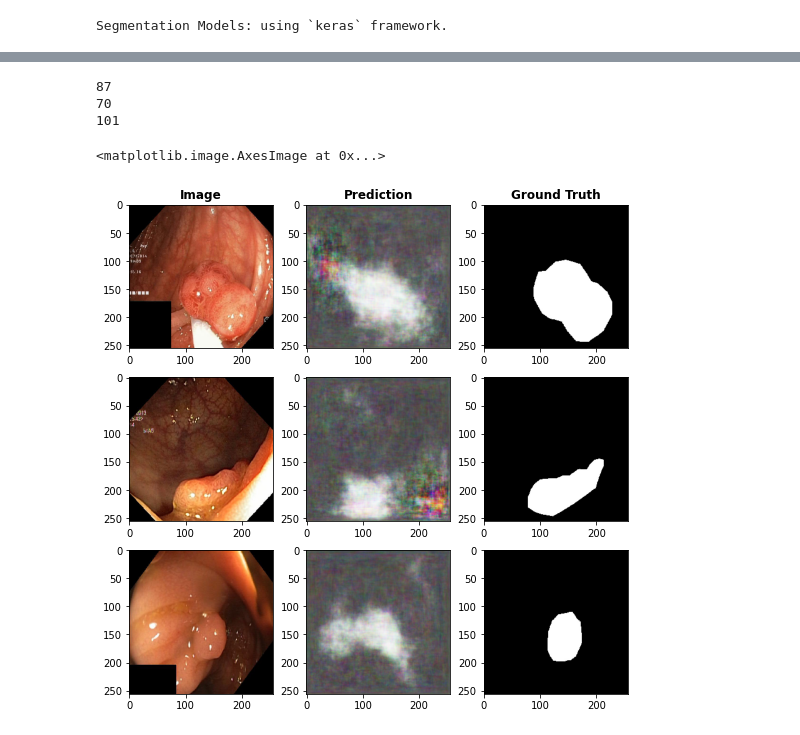
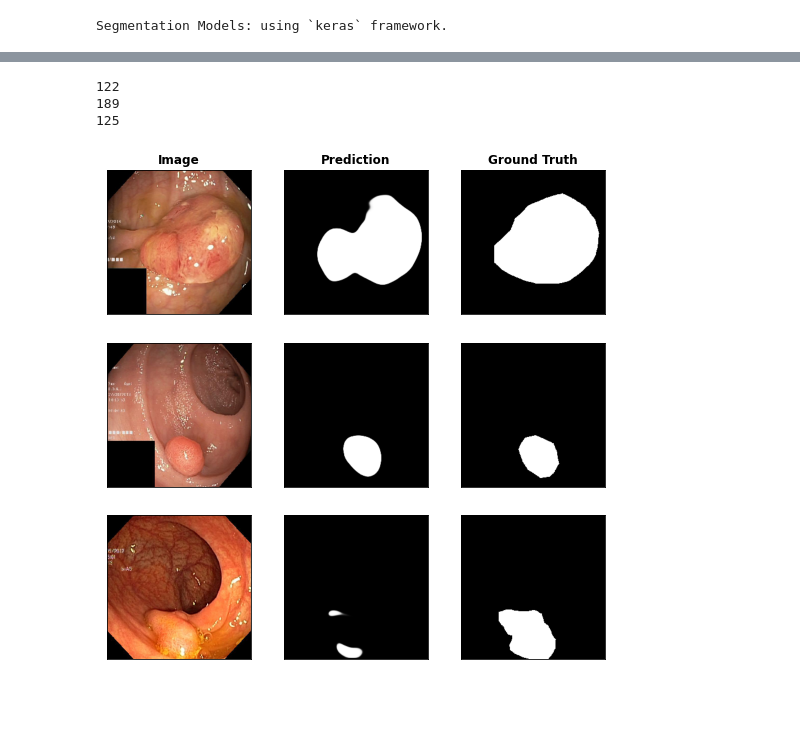
Before and after one commit to abdumhmd/kvasir-segmentation, a Jupyter notebook: Segnet.ipynb, the cells around one changed output, grey strips where cells are left out. Saved outputs shown, nothing was run; the diff lists cells and outputs as text; code cells hidden in the pictures; blank space fills up the shorter version.

Commit message:
Best attempt so far

```diff
--- a/Segnet.ipynb
+++ b/Segnet.ipynb
@@ -63,7 +59,7 @@ for i in tqdm(os.listdir('/content/Kvasir-SEG/images/img/')):
     img = load_img(img_name, target_size=size)
     img = img_to_array(img)/255.
 
-    mask = load_img(img_mask, target_size=size)
+    mask = load_img(img_mask, target_size=size,color_mode='grayscale')
     mask = img_to_array(mask)/255.
     images_.append(img)
     masks_.append(mask)
@@ -210,7 +205,7 @@ def segnet(epochs_num,savename):
     x = Conv2DTranspose(64, (3, 3), padding='same', name='deconv12')(x)
     x = BatchNormalization(name='bn25')(x)
     x = Activation('relu')(x)
-    x = Conv2DTranspose(3, (3, 3), padding='same', name='deconv13')(x)
+    x = Conv2DTranspose(1, (3, 3), padding='same', name='deconv13')(x)
     x = BatchNormalization(name='bn26')(x)
     out = Activation('sigmoid')(x)
 
@@ -236,10 +231,12 @@ def segnet(epochs_num,savename):
 
     tfBoard=TensorBoard(log_dir='./graphs/{}'.format(NAME), histogram_freq=0,write_graph=True, write_images=True)
     callbacks_list = [checkpoint, early, reduceLROnPlat,tfBoard]
-    model.compile(optimizer= SGD(lr=0.001, momentum=0.9, decay=0.0005, nesterov=False), loss= DiceLoss()
+    model.compile(optimizer= Adam(lr=0.001), loss= DiceLoss()
                   , metrics=[IOUScore(threshold=.5),FScore(threshold=.5),'binary_accuracy', 'AUC'])
     model.summary()
-    hist = model.fit(X_train, y_train, epochs= epochs_num, batch_size= 32, validation_data= (X_valid, y_valid), callbacks=callbacks_list,verbose=1)
+    from tensorflow.keras.utils import plot_model
+    plot_model(model, )
+    hist = model.fit(X_train, y_train, epochs= epochs_num, batch_size= 8, validation_data= (X_valid, y_valid), callbacks=callbacks_list,verbose=1)
 
     model.save(savename)
     return model,hist
@@ -283,5 +280,5 @@ Epoch 53: val_loss did not improve from 0.65383
 # %%
-
+model.load_weights('cxr_reg_weights.best.hdf5')
 scores=model.evaluate(X_test,y_test)
 print(scores)
 # %% [output]
@@ -295,41 +292,42 @@ fig, axs = plt.subplots(3,3)
 fig.set_size_inches(9, 9)
 
 
+plt.setp(axs, xticks=[], yticks=[])
+
 sample=random.randrange(len(X_test))
 print(sample)
 i=np.expand_dims(X_test[sample],axis=0)
 pred=model.predict(i)
 
 axs[0][0].imshow(X_test[sample])
-axs[0][1].imshow(pred[0])
-axs[0][2].imshow(y_test[sample])
+axs[0][1].imshow(np.reshape(pred[0], (256, 256)), cmap="gray");
+axs[0][2].imshow(np.reshape(y_test[sample], (256, 256)), cmap="gray");
 
 sample=random.randrange(len(X_test))
 print(sample)
 i=np.expand_dims(X_test[sample],axis=0)
 pred=model.predict(i)
 
 axs[1][0].imshow(X_test[sample])
-axs[1][1].imshow(pred[0])
-axs[1][2].imshow(y_test[sample])
+axs[1][1].imshow(np.reshape(pred[0], (256, 256)), cmap="gray");
+axs[1][2].imshow(np.reshape(y_test[sample], (256, 256)), cmap="gray");
 
 sample=random.randrange(len(X_test))
 print(sample)
 i=np.expand_dims(X_test[sample],axis=0)
 pred=model.predict(i)
 
 axs[0][0].set_title('Image',
              fontweight ="bold")
 axs[0][1].set_title('Prediction',
              fontweight ="bold")
 axs[0][2].set_title('Ground Truth',
              fontweight ="bold")
 axs[2][0].imshow(X_test[sample])
-axs[2][1].imshow(pred[0])
-axs[2][2].imshow(y_test[sample])
+axs[2][1].imshow(np.reshape(pred[0], (256, 256)), cmap="gray");
+axs[2][2].imshow(np.reshape(y_test[sample], (256, 256)), cmap="gray");
 # %% [output]
-87
-70
-101
+122
+189
+125
-<matplotlib.image.AxesImage at 0x...>
-[figure, old version]
+[figure, new version]
```
Also changed, not shown: parts of 6 cells of this notebook.
